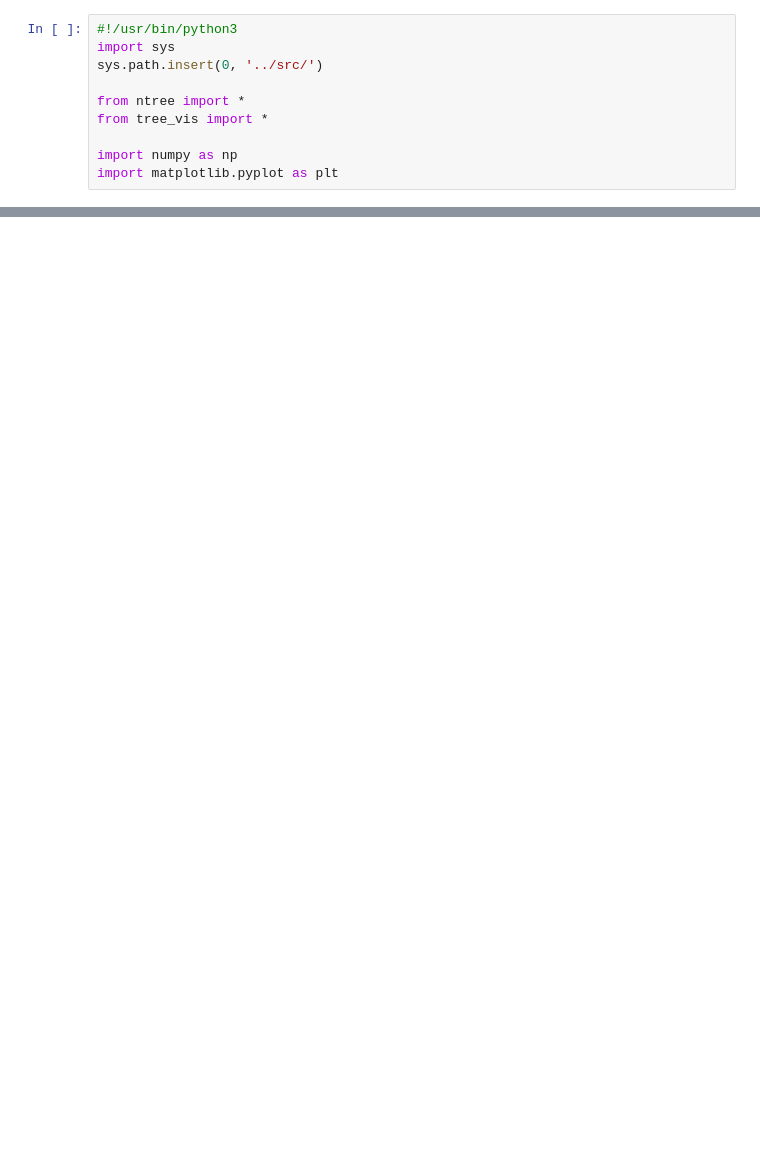
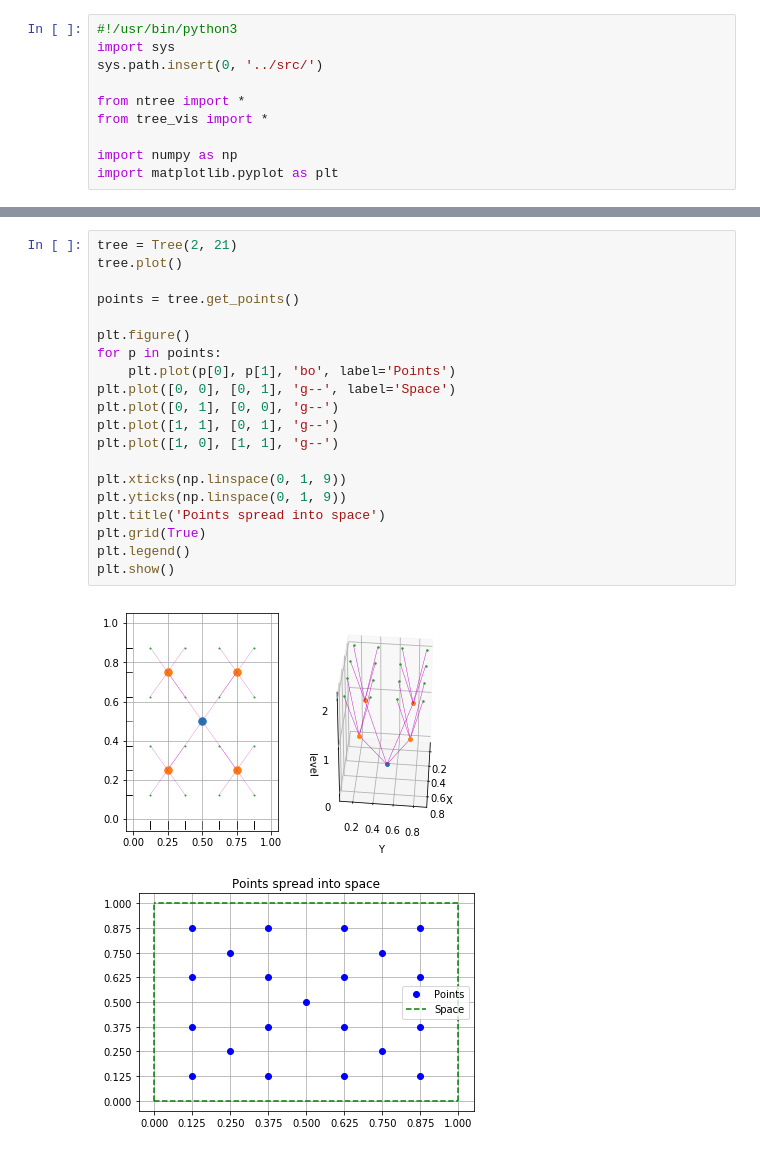
Before and after one commit to jimkon/adaptive-discretization, a Jupyter notebook: docs/my_approach.ipynb, the cells around one changed output, grey strips where cells are left out. Drawn from its saved outputs; the diff is of its cells as text; blank space fills up the shorter version.

```diff
--- a/docs/my_approach.ipynb
+++ b/docs/my_approach.ipynb
@@ -84,0 +44,23 @@ tree.plot()
+# %%
+tree = Tree(2, 21)
+tree.plot()
+
+points = tree.get_points()
+
+plt.figure()
+for p in points:
+    plt.plot(p[0], p[1], 'bo', label='Points')
+plt.plot([0, 0], [0, 1], 'g--', label='Space')
+plt.plot([0, 1], [0, 0], 'g--')
+plt.plot([1, 1], [0, 1], 'g--')
+plt.plot([1, 0], [1, 1], 'g--')
+
+plt.xticks(np.linspace(0, 1, 9))
+plt.yticks(np.linspace(0, 1, 9))
+plt.title('Points spread into space')
+plt.grid(True)
+plt.legend()
+plt.show()
+# %% [output]
+[figure, added]
+[figure, added]
```
Also changed, not shown: parts of 4 cells of this notebook.
